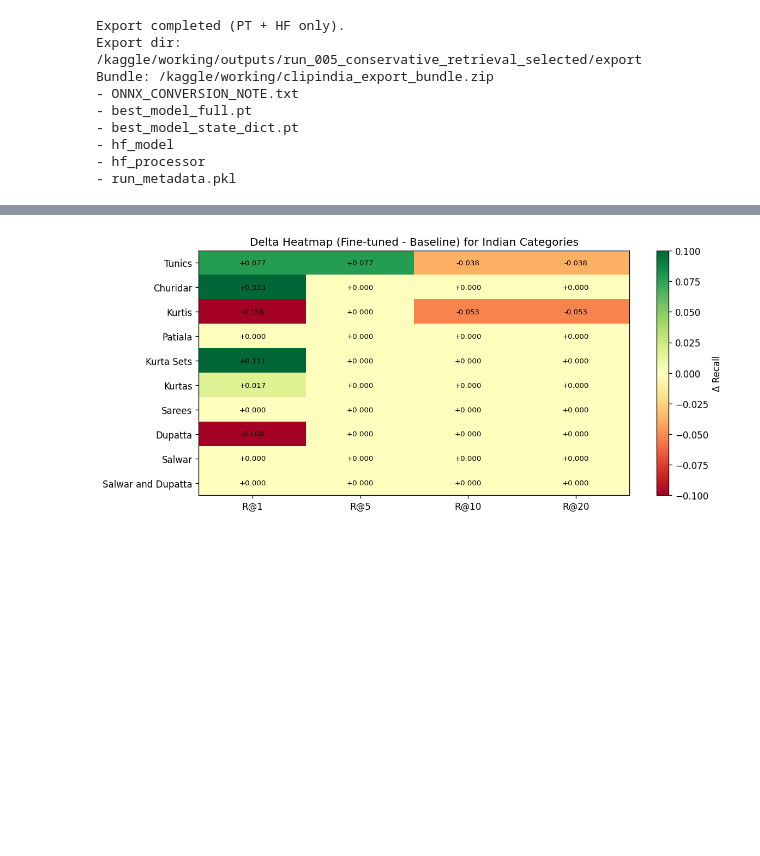
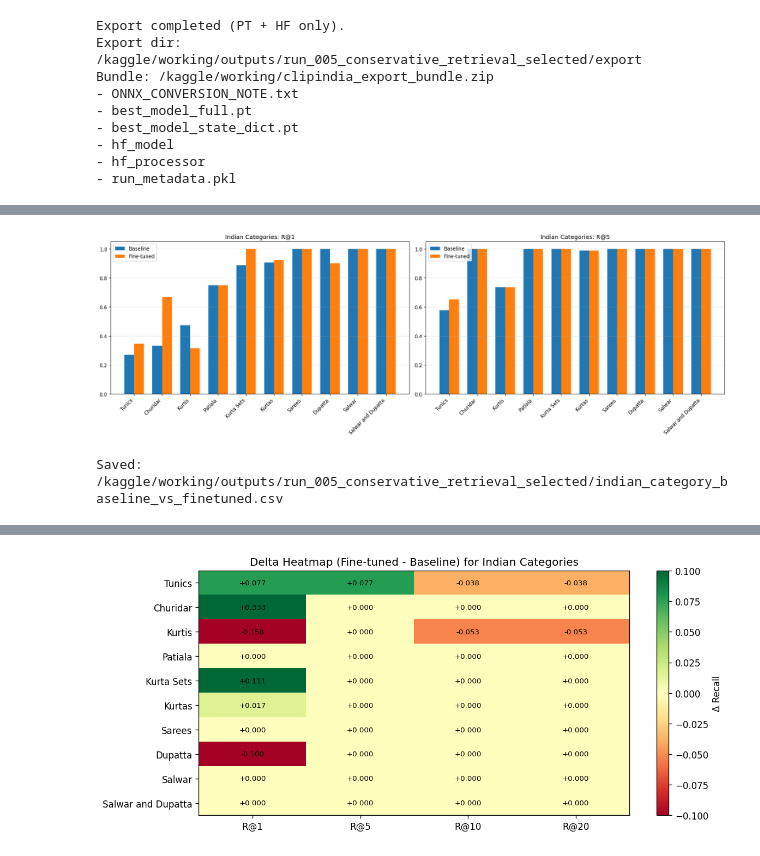
Before and after one commit to Codewiz19/CLIPindia, a Jupyter notebook: Ai Engine/Localizing Vision-Language Models for Indian E-Commerce (SigClip).ipynb, the cells around one changed output, grey strips where cells are left out. Drawn from its saved outputs; the diff is of its cells as text; code cells hidden in the pictures; blank space fills up the shorter version.

```diff
--- a/Ai Engine/Localizing Vision-Language Models for Indian E-Commerce (SigClip).ipynb
+++ b/Ai Engine/Localizing Vision-Language Models for Indian E-Commerce (SigClip).ipynb
@@ -76,7 +71,7 @@ class Config:
     num_workers: int = 4
 
     # Conservative tuning settings
-    epochs: int = 2
+    epochs: int = 3
     lr: float = 5e-6
     weight_decay: float = 0.01
     warmup_ratio: float = 0.03
@@ -1033,0 +929,72 @@ This diagnostic plot tells us exactly what to do for **Experiment #2**. We don't
+# %%
+# -------- Comparison Plot 1: Baseline vs Fine-Tuned on Indian Categories --------
+import matplotlib.pyplot as plt
+
+# Build per-class tables if not already present
+if "per_class_base" not in globals():
+    per_class_base = per_class_recall_at_k(
+        train_emb=train_emb_b,
+        train_labels=train_lbl_b,
+        query_emb=test_emb_b,
+        query_labels=test_lbl_b,
+        k_values=CFG.k_values,
+        q_batch=CFG.retrieval_query_batch
+    )
+
+if "per_class_ft" not in globals():
+    per_class_ft = per_class_recall_at_k(
+        train_emb=train_emb_f,
+        train_labels=train_lbl_f,
+        query_emb=test_emb_f,
+        query_labels=test_lbl_f,
+        k_values=CFG.k_values,
+        q_batch=CFG.retrieval_query_batch
+    )
+
+base = per_class_base.copy()
+ft = per_class_ft.copy()
+base["class_norm"] = base["class"].astype(str).str.strip().str.lower()
+ft["class_norm"] = ft["class"].astype(str).str.strip().str.lower()
+
+base_i = base[base["class_norm"].str.contains(INDIAN_PATTERN, na=False)].copy()
+ft_i = ft[ft["class_norm"].str.contains(INDIAN_PATTERN, na=False)].copy()
+
+cmp_df = base_i[["class", "support", "R@1", "R@5", "R@10", "R@20"]].merge(
+    ft_i[["class", "R@1", "R@5", "R@10", "R@20"]],
+    on="class",
+    suffixes=("_baseline", "_finetuned")
+)
+
+cmp_df = cmp_df.sort_values("R@1_baseline", ascending=True).reset_index(drop=True)
+cmp_df.to_csv(OUT_DIR / "indian_category_baseline_vs_finetuned.csv", index=False)
+display(cmp_df)
+
+# Grouped bar charts for R@1 and R@5
+x = np.arange(len(cmp_df))
+w = 0.35
+
+fig, axes = plt.subplots(1, 2, figsize=(18, 6), dpi=120)
+
+axes[0].bar(x - w/2, cmp_df["R@1_baseline"], width=w, label="Baseline")
+axes[0].bar(x + w/2, cmp_df["R@1_finetuned"], width=w, label="Fine-tuned")
+axes[0].set_title("Indian Categories: R@1")
+axes[0].set_xticks(x)
+axes[0].set_xticklabels(cmp_df["class"], rotation=45, ha="right")
+axes[0].set_ylim(0, 1.05)
+axes[0].legend()
+axes[0].grid(axis="y", alpha=0.25)
+
+axes[1].bar(x - w/2, cmp_df["R@5_baseline"], width=w, label="Baseline")
+axes[1].bar(x + w/2, cmp_df["R@5_finetuned"], width=w, label="Fine-tuned")
+axes[1].set_title("Indian Categories: R@5")
+axes[1].set_xticks(x)
+axes[1].set_xticklabels(cmp_df["class"], rotation=45, ha="right")
+axes[1].set_ylim(0, 1.05)
+axes[1].legend()
+axes[1].grid(axis="y", alpha=0.25)
+
+plt.tight_layout()
+plt.show()
+
+print("Saved:", OUT_DIR / "indian_category_baseline_vs_finetuned.csv")
+# %% [output]
@@ -1033,0 +1012,2 @@ This diagnostic plot tells us exactly what to do for **Experiment #2**. We don't
+[figure, added]
+Saved: /kaggle/working/outputs/run_005_conservative_retrieval_selected/indian_category_baseline_vs_finetuned.csv
```
Also changed, not shown: parts of 35 cells of this notebook, 2 other files.
